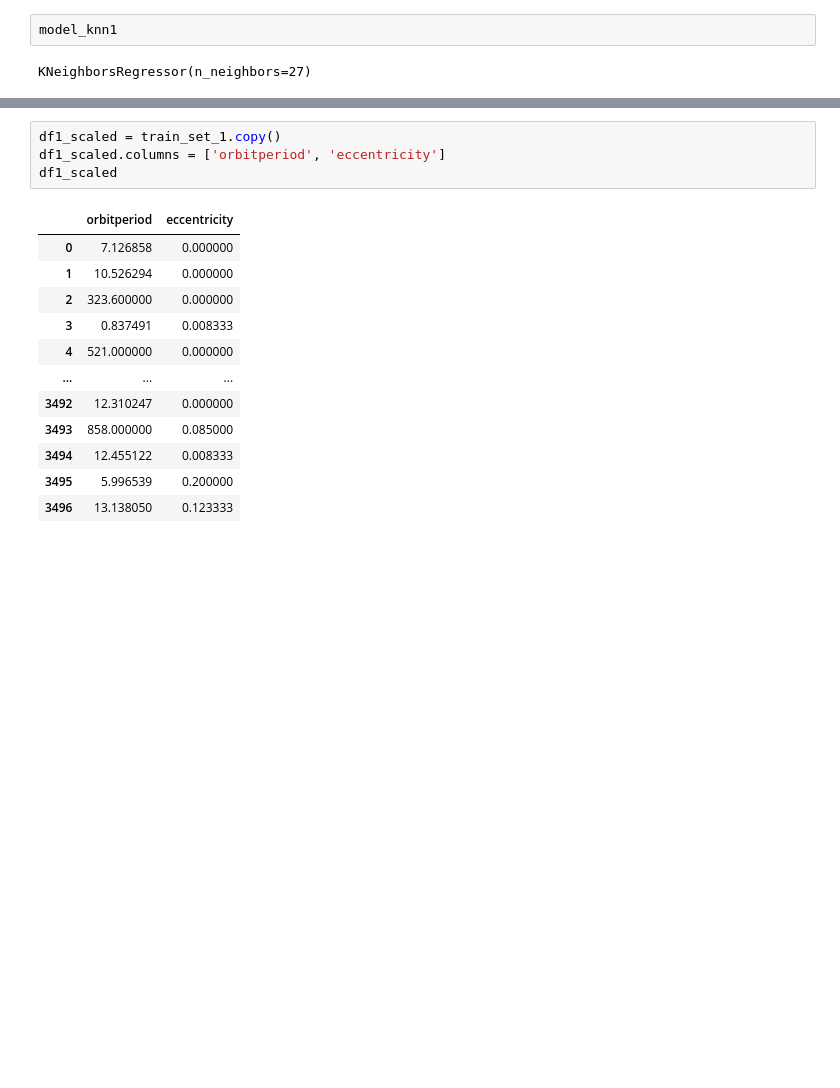
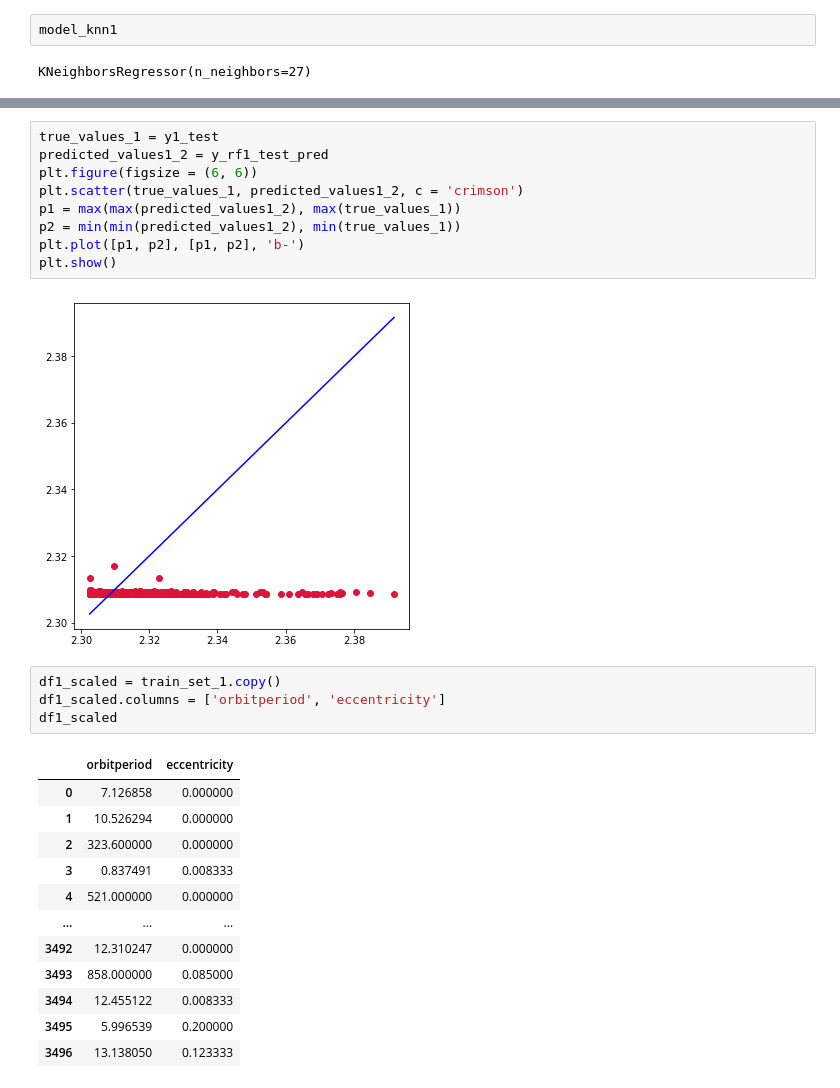
Before and after one commit to jbravo87/blog-projects, a Jupyter notebook: exoplanet_data_notebook.ipynb, the cells around one changed output, grey strips where cells are left out. Saved outputs shown, nothing was run; the diff lists cells and outputs as text; blank space fills up the shorter version.

```diff
--- a/exoplanet_data_notebook.ipynb
+++ b/exoplanet_data_notebook.ipynb
@@ -344,3 +410,14 @@ KNeighborsRegressor(n_neighbors=27)
+# %%
+true_values_1 = y1_test
+predicted_values1_2 = y_rf1_test_pred
+plt.figure(figsize = (6, 6))
+plt.scatter(true_values_1, predicted_values1_2, c = 'crimson')
+p1 = max(max(predicted_values1_2), max(true_values_1))
+p2 = min(min(predicted_values1_2), min(true_values_1))
+plt.plot([p1, p2], [p1, p2], 'b-')
+plt.show()
+# %% [output]
+[figure, added]
 # %%
 df1_scaled = train_set_1.copy()
 df1_scaled.columns = ['orbitperiod', 'eccentricity']
```
Also changed, not shown: parts of 59 cells of this notebook.
